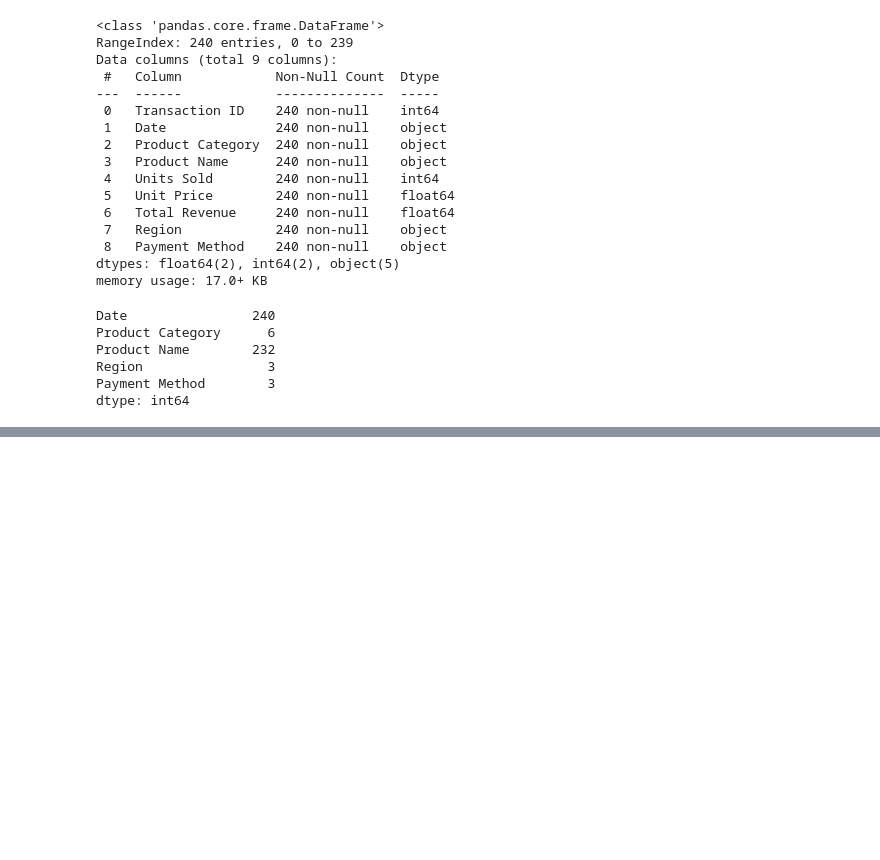
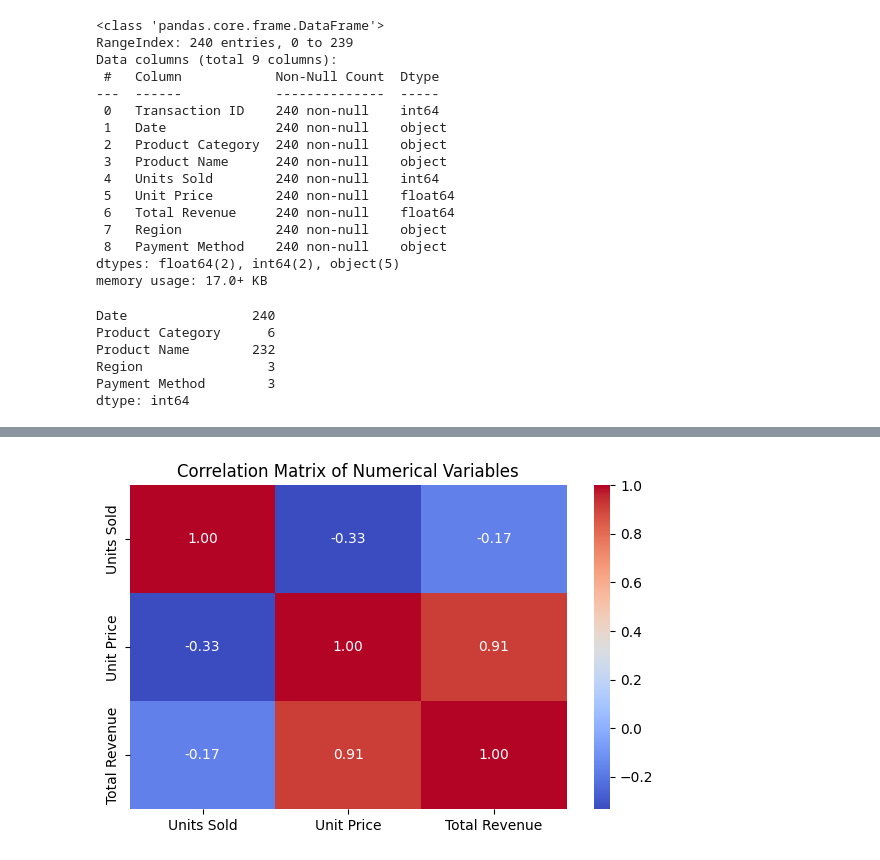
Before and after one commit to chwankai/Online-Sales-Dataset-Analysis, a Jupyter notebook: main.ipynb, the cells around one changed output, grey strips where cells are left out. Saved outputs shown, nothing was run; the diff lists cells and outputs as text; code cells hidden in the pictures; blank space fills up the shorter version.

```diff
--- a/main.ipynb
+++ b/main.ipynb
@@ -172,0 +229,18 @@ fig.show()
+# %%
+# Correlation matrix
+corr_matrix = df[['Units Sold', 'Unit Price', 'Total Revenue']].corr()
+corr_matrix
+
+plt.figure(figsize=(6,4))
+sns.heatmap(
+    corr_matrix,
+    annot=True,
+    cmap='coolwarm',
+    fmt='.2f'
+)
+
+plt.title('Correlation Matrix of Numerical Variables')
+plt.tight_layout()
+plt.show()
+# %% [output]
+[figure, added]
```
Also changed, not shown: parts of 34 cells of this notebook, 2 other files.
